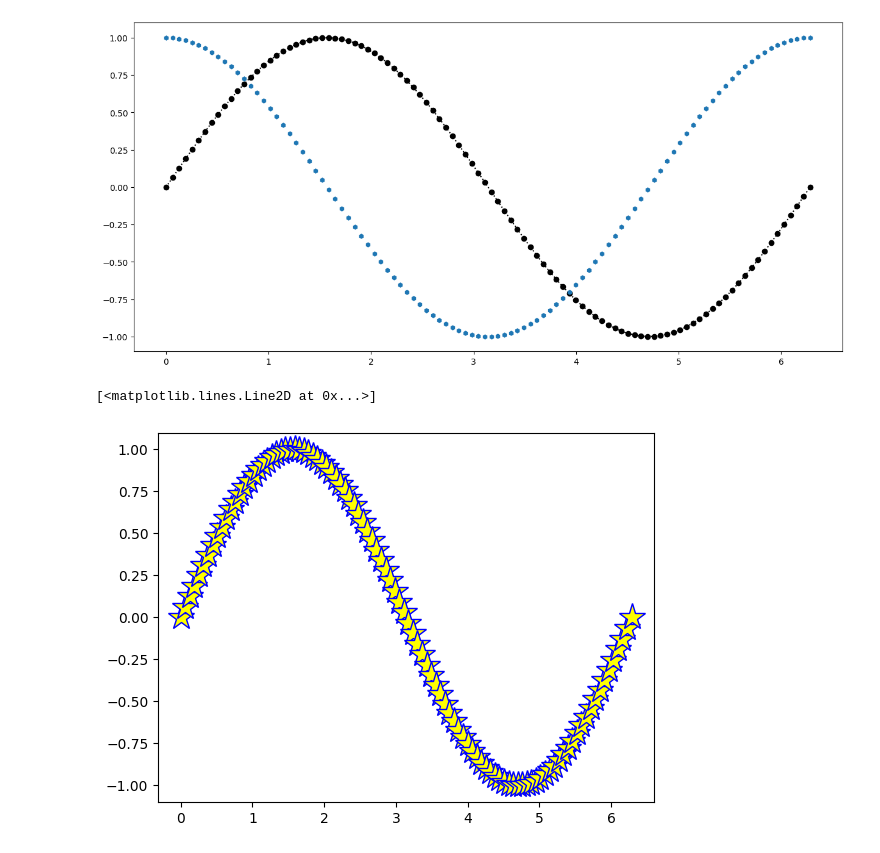
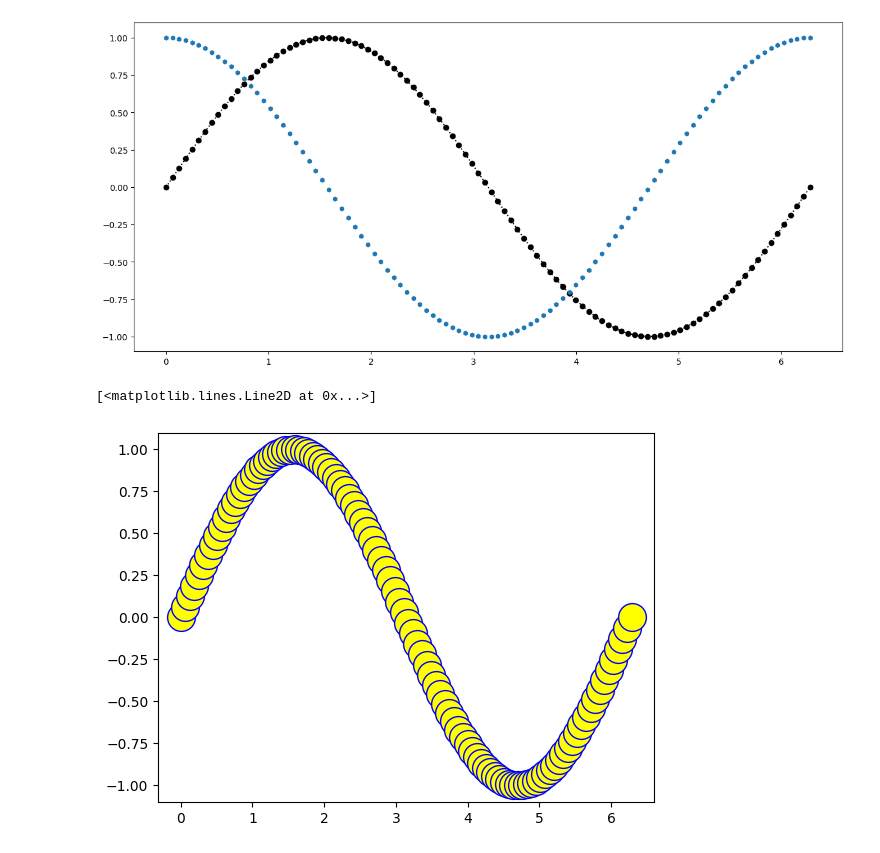
Before and after one commit to mahaksinghal/python-data-science, a Jupyter notebook: Data Analysis/visualization.ipynb, the cells around one changed output. Saved outputs shown, nothing was run; the diff lists cells and outputs as text; code cells hidden in the pictures.

Commit message:
Visualization

```diff
--- a/Data Analysis/visualization.ipynb
+++ b/Data Analysis/visualization.ipynb
@@ -41,7 +41,7 @@ plt.plot(t, y, 'h', markersize = 5)
 [<matplotlib.lines.Line2D at 0x...>]
 [figure]
 # %%
-plt.plot(t, x, marker = '*', color = '#9090ff', markersize=20, markeredgecolor = "blue", markerfacecolor = 'yellow')
+plt.plot(t, x, marker = 'o', markersize=20, markeredgecolor = "blue", markerfacecolor = 'yellow')
 # %% [output]
 [<matplotlib.lines.Line2D at 0x...>]
-[figure, old version]
+[figure, new version]
```
Also changed, not shown: parts of 6 cells of this notebook.
